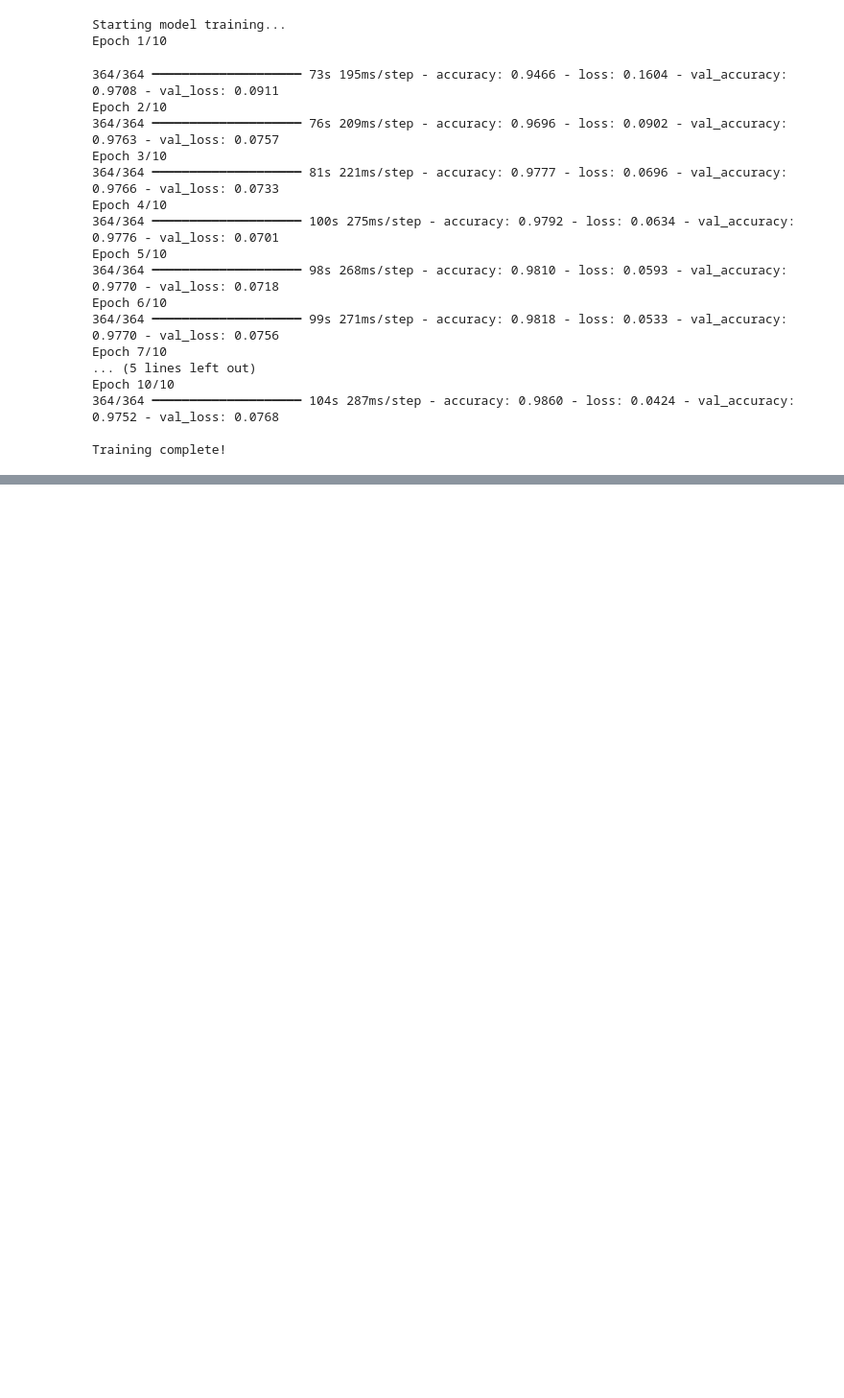
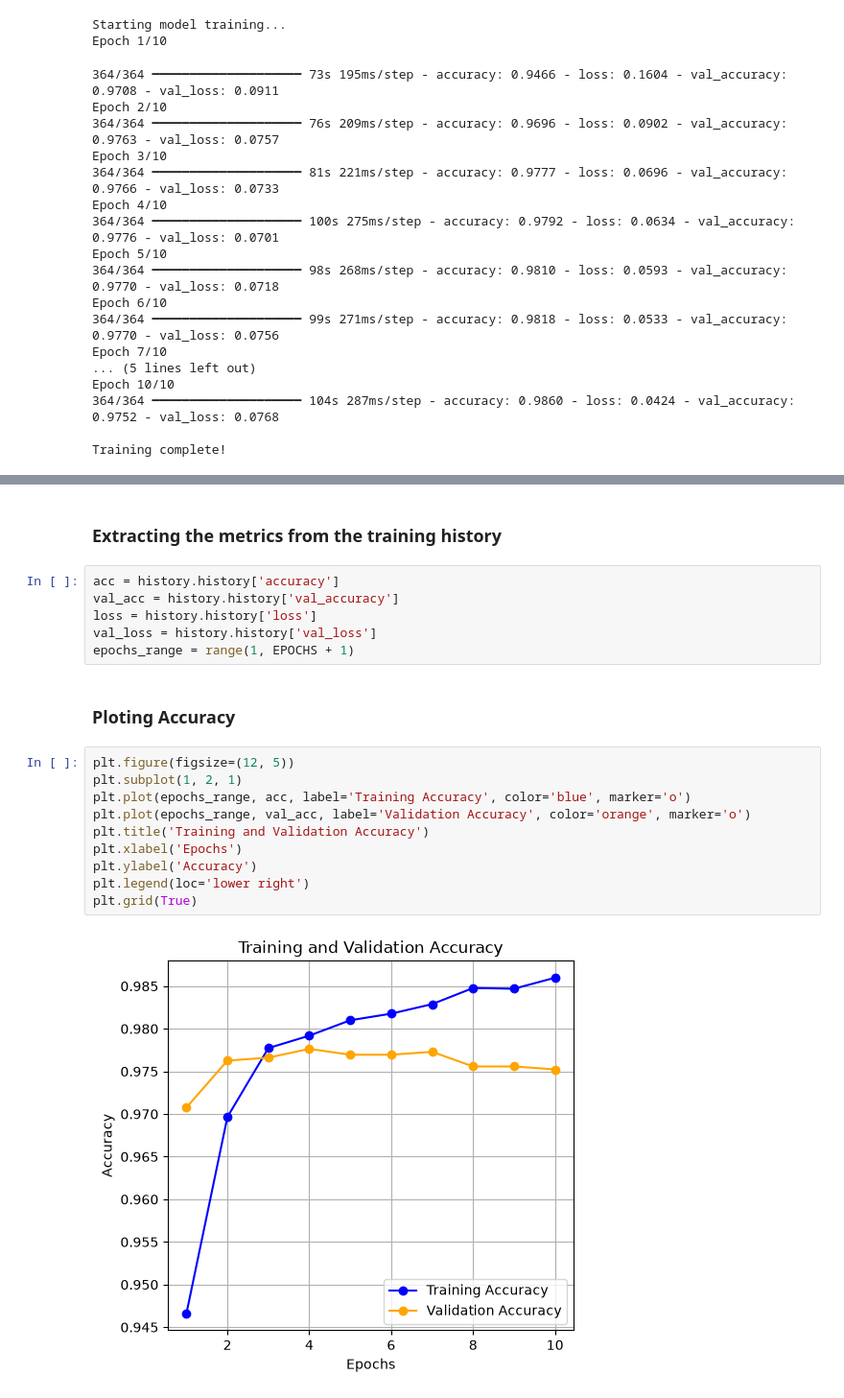
Before and after one commit to RuDr8A/RealTime-PPE-Compliance, a Jupyter notebook: model_training.ipynb, the cells around one changed output, grey strips where cells are left out. Shown at 96% size. Cells and saved outputs as stored; diff of their text form; blank space fills up the shorter version.

Commit message:
model traning and visualization completed

```diff
--- a/model_training.ipynb
+++ b/model_training.ipynb
@@ -166,0 +179,22 @@ Training complete!
+# %% [markdown]
+### Extracting the metrics from the training history
+# %%
+acc = history.history['accuracy']
+val_acc = history.history['val_accuracy']
+loss = history.history['loss']
+val_loss = history.history['val_loss']
+epochs_range = range(1, EPOCHS + 1)
+# %% [markdown]
+### Ploting Accuracy
+# %%
+plt.figure(figsize=(12, 5))
+plt.subplot(1, 2, 1)
+plt.plot(epochs_range, acc, label='Training Accuracy', color='blue', marker='o')
+plt.plot(epochs_range, val_acc, label='Validation Accuracy', color='orange', marker='o')
+plt.title('Training and Validation Accuracy')
+plt.xlabel('Epochs')
+plt.ylabel('Accuracy')
+plt.legend(loc='lower right')
+plt.grid(True)
+# %% [output]
+[figure, added]
```
Also changed, not shown: parts of 6 cells of this notebook, 2 other files.
